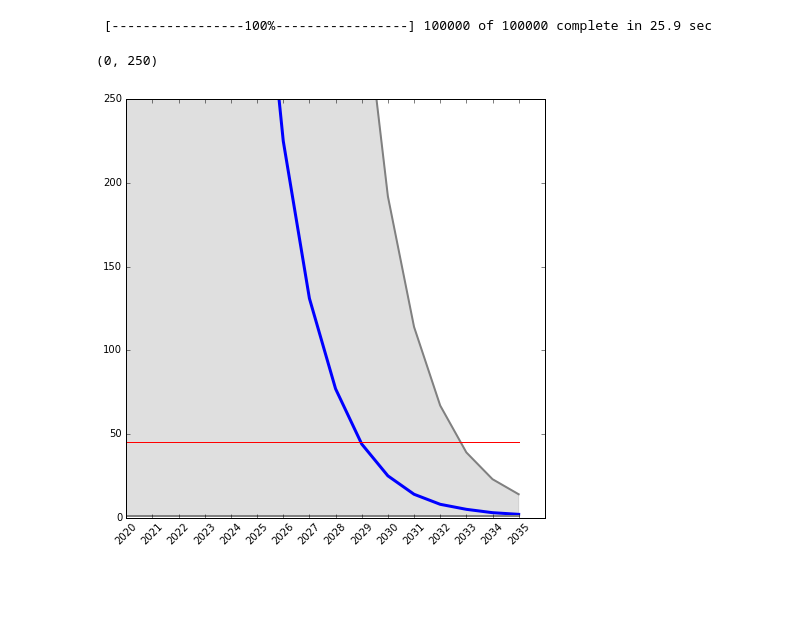
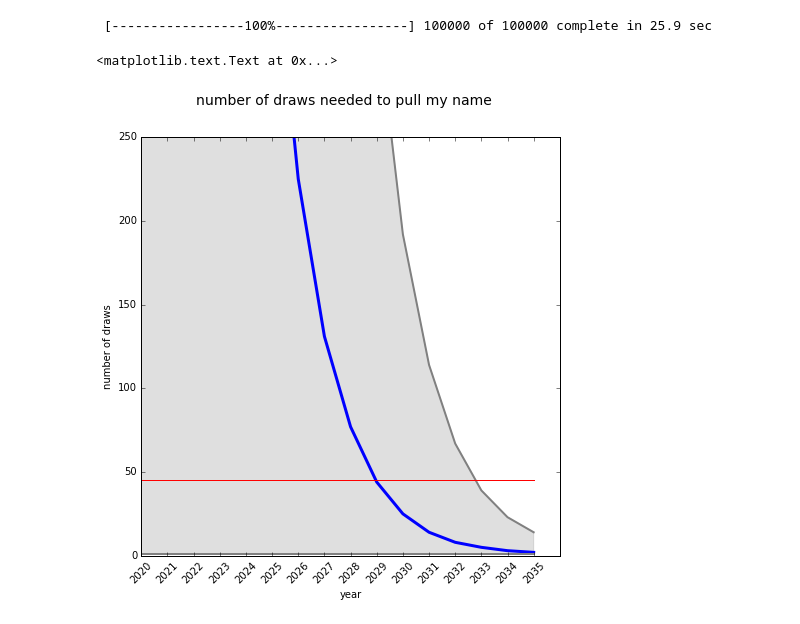
Before and after one commit to dspak/ultradata, a Jupyter notebook: hardrock 100 entry model.ipynb, the cells around one changed output. Saved outputs shown, nothing was run; the diff lists cells and outputs as text; code cells hidden in the pictures; blank space fills up the shorter version.

```diff
--- a/hardrock 100 entry model.ipynb
+++ b/hardrock 100 entry model.ipynb
@@ -93,17 +115,20 @@ mcmc.sample(100000, 20000)
 # %%
 fo_central = final.stats()['quantiles'][50]
 fo_ub = final.stats()['95% HPD interval'][1]
 fo_lb = final.stats()['95% HPD interval'][0]
 
 
 plt.figure(figsize=[7.5,7.5])
+plt.suptitle('number of draws needed to pull my name',size=14)
 plt.plot(fo_central,linewidth=3)
 plt.plot(fo_ub,c='grey',linewidth=2)
 plt.plot(fo_lb,c='grey',linewidth=2)
 plt.fill_between(np.arange(0,len(ytp_real+1),1),fo_ub,fo_lb,color='grey',alpha=0.25)
 plt.plot([0,15],[45,45],c='red')
 plt.xticks(np.arange(0,len(ytp_real+1),1),ytp_real,rotation=45)
 plt.ylim([0,250])
+plt.xlabel('year')
+plt.ylabel('number of draws')
 # %% [output]
-(0, 250)
+<matplotlib.text.Text at 0x...>
-[figure, old version]
+[figure, new version]
```
Also changed, not shown: parts of 9 cells of this notebook.
